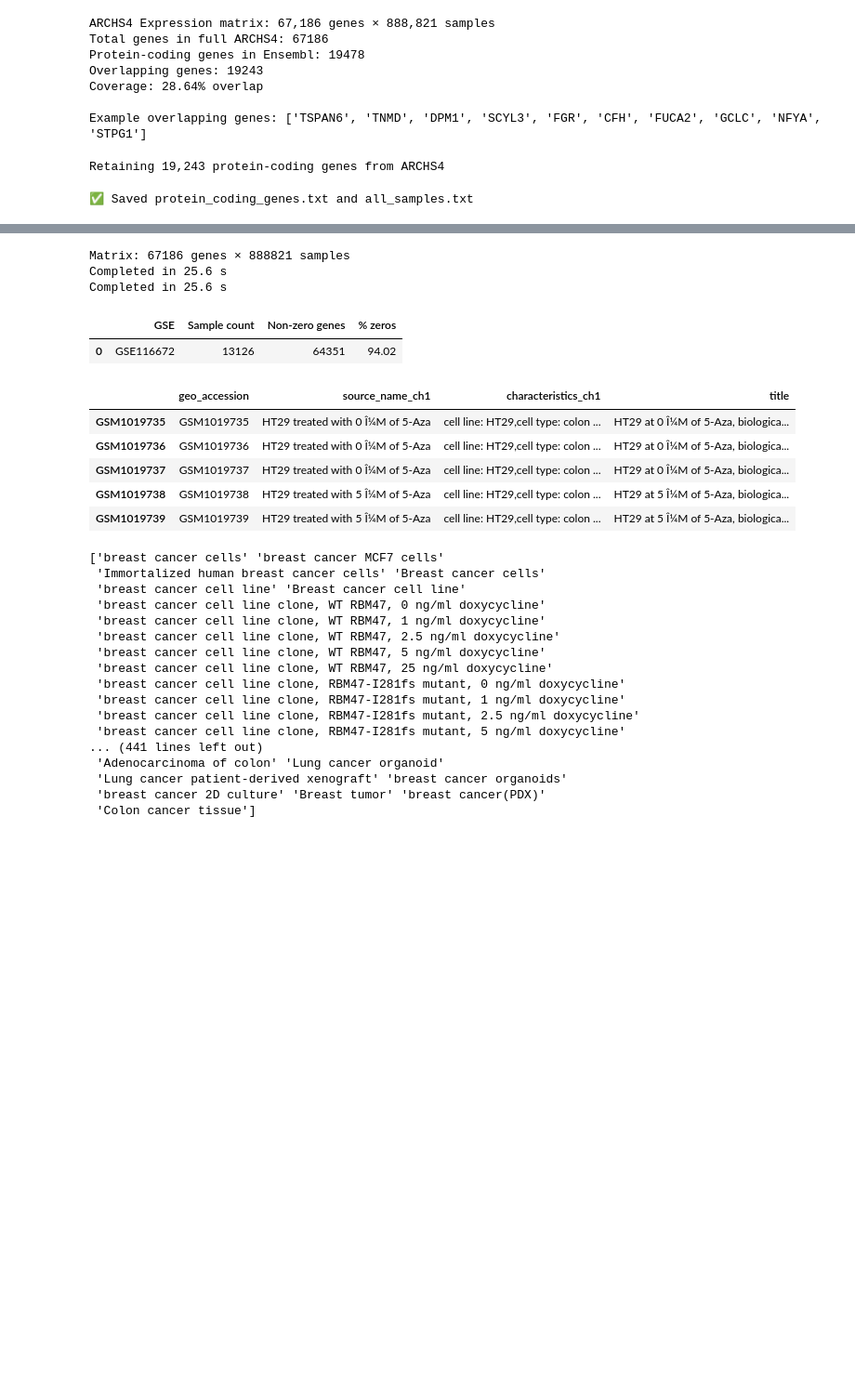
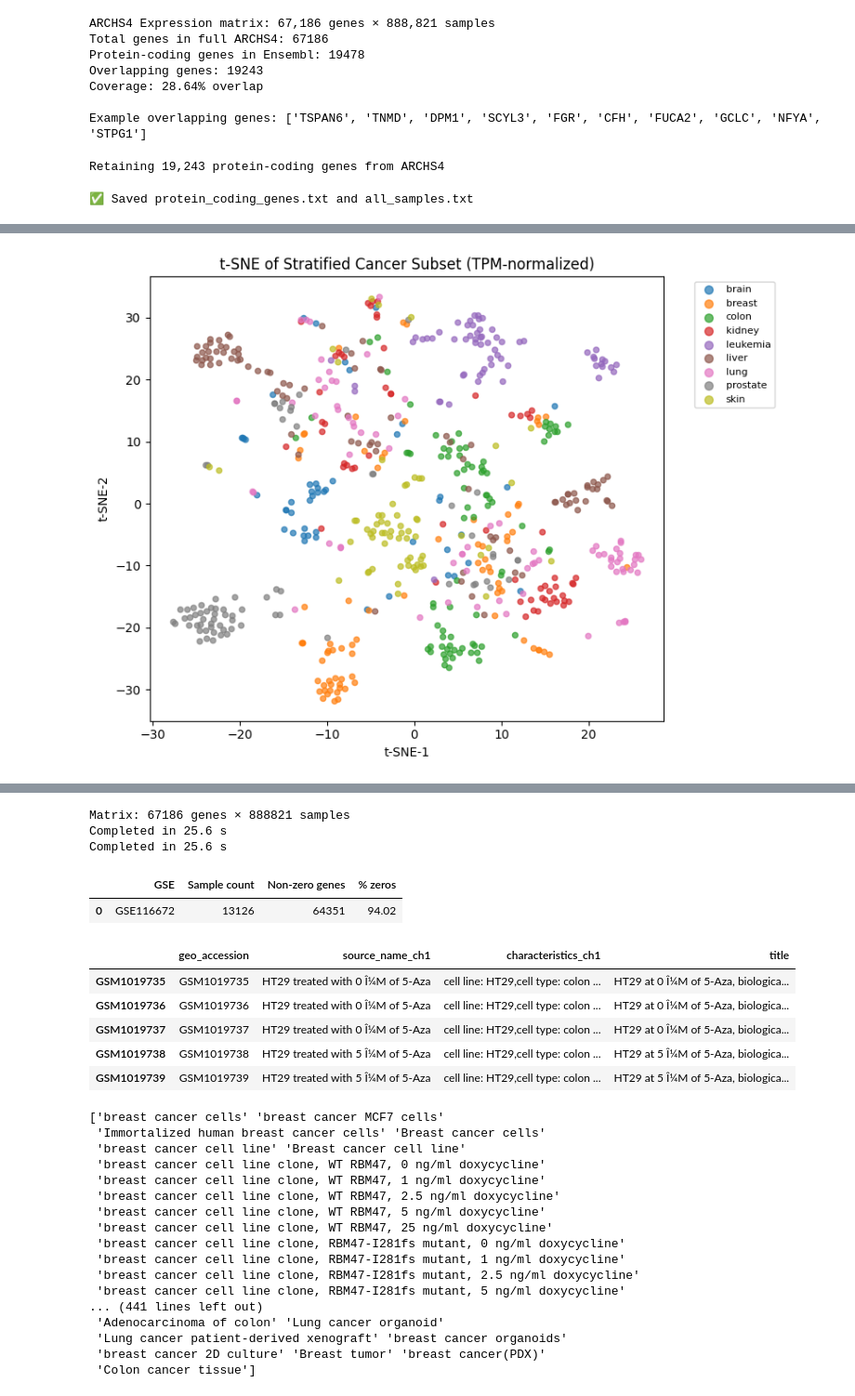
Before and after one commit to alwalt/BioFM, a Jupyter notebook: bioFM.ipynb, the cells around one changed output, grey strips where cells are left out. Shown at 93% size. Cells and saved outputs as stored; diff of their text form; code cells hidden in the pictures; blank space fills up the shorter version.

```diff
--- a/bioFM.ipynb
+++ b/bioFM.ipynb
@@ -675,0 +921,7 @@ print("✅ Saved protein_coding_genes.txt and all_samples.txt")
+# %%
+print("\nPer-cancer-type gene counts:")
+for label, df in expr_by_type.items():
+    print(f"  {label:10s}: {df.shape[0]:,} genes × {df.shape[1]:,} samples")
+
+print(f"\nTotal samples loaded: {sum(df.shape[1] for df in expr_by_type.values()):,}")
+print(f"Unique genes after alignment: {len(all_genes):,}")
@@ -675,0 +1200,69 @@ print("✅ Saved protein_coding_genes.txt and all_samples.txt")
+# %%
+import pandas as pd
+import numpy as np
+from sklearn.manifold import TSNE
+import matplotlib.pyplot as plt
+import seaborn as sns
+
+# -------------------------------------------------------------
+# 1️⃣ LOAD DATA (already preprocessed)
+# -------------------------------------------------------------
+file = "./data/archs4/cancer_subset_prebulk_tpm.h5"
+expr = pd.read_hdf(file, key="expr")
+
+meta = pd.read_csv("./data/archs4/cancer_subset_samples.csv")
+meta = meta[meta["geo"].isin(expr.columns)].reset_index(drop=True)
+expr = expr.loc[:, meta["geo"]]
+
+print(f"✅ Loaded: {expr.shape[0]:,} genes × {expr.shape[1]:,} samples")
+
+# -------------------------------------------------------------
+# 2️⃣ STANDARDIZE (mean=0, var=1)
+# -------------------------------------------------------------
+X = expr.T.astype(np.float32)
+X_std = (X - X.mean()) / X.std()
+X_std = X_std.fillna(0).to_numpy()
+
+# -------------------------------------------------------------
+# 3️⃣ DIMENSIONALITY REDUCTION (optional PCA → t-SNE)
+# -------------------------------------------------------------
+# t-SNE performs better if you reduce to ~50D first via PCA
+from sklearn.decomposition import PCA
+
+pca_50 = PCA(n_components=50, random_state=42)
+X_pca = pca_50.fit_transform(X_std)
+
+# -------------------------------------------------------------
+# 4️⃣ RUN t-SNE
+# -------------------------------------------------------------
+tsne = TSNE(
+    n_components=2,
+    perplexity=30,
+    learning_rate=200,
+    max_iter=1000,     # ✅ new parameter name
+    random_state=42,
+    init="pca",
+    verbose=1
+)
+
+X_embedded = tsne.fit_transform(X_pca)
+
+# -------------------------------------------------------------
+# 5️⃣ VISUALIZE
+# -------------------------------------------------------------
+plt.figure(figsize=(8,6))
+palette = dict(zip(sorted(meta["label"].unique()),
+                   sns.color_palette("tab10", len(meta["label"].unique()))))
+
+for label, color in palette.items():
+    idx = (meta["label"] == label)
+    plt.scatter(X_embedded[idx,0], X_embedded[idx,1],
+                s=20, alpha=0.7, color=color, label=label)
+
+plt.title("t-SNE of Stratified Cancer Subset (TPM-normalized)")
+plt.xlabel("t-SNE-1")
+plt.ylabel("t-SNE-2")
+plt.legend(markerscale=1.5, fontsize=8, bbox_to_anchor=(1.05,1))
+plt.tight_layout()
+plt.show()
+# %% [output]
@@ -675,0 +1277 @@ print("✅ Saved protein_coding_genes.txt and all_samples.txt")
+[figure, added]
```
Also changed, not shown: parts of 12 cells of this notebook, 1 other file.
